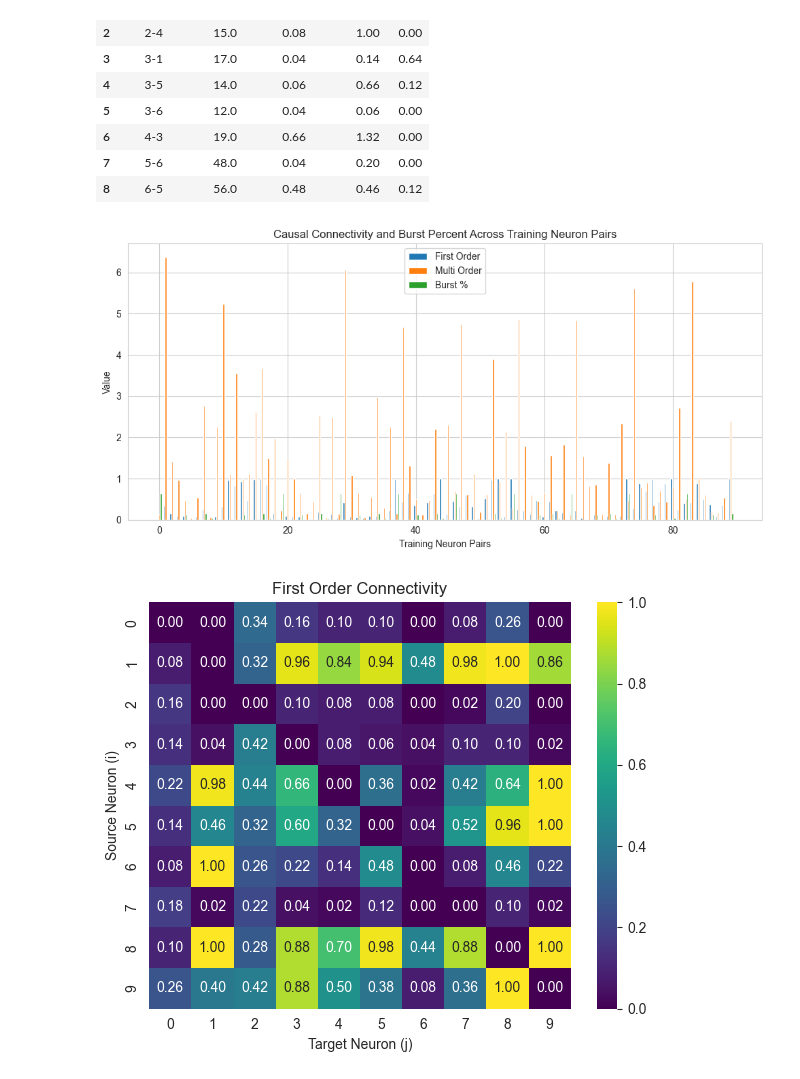
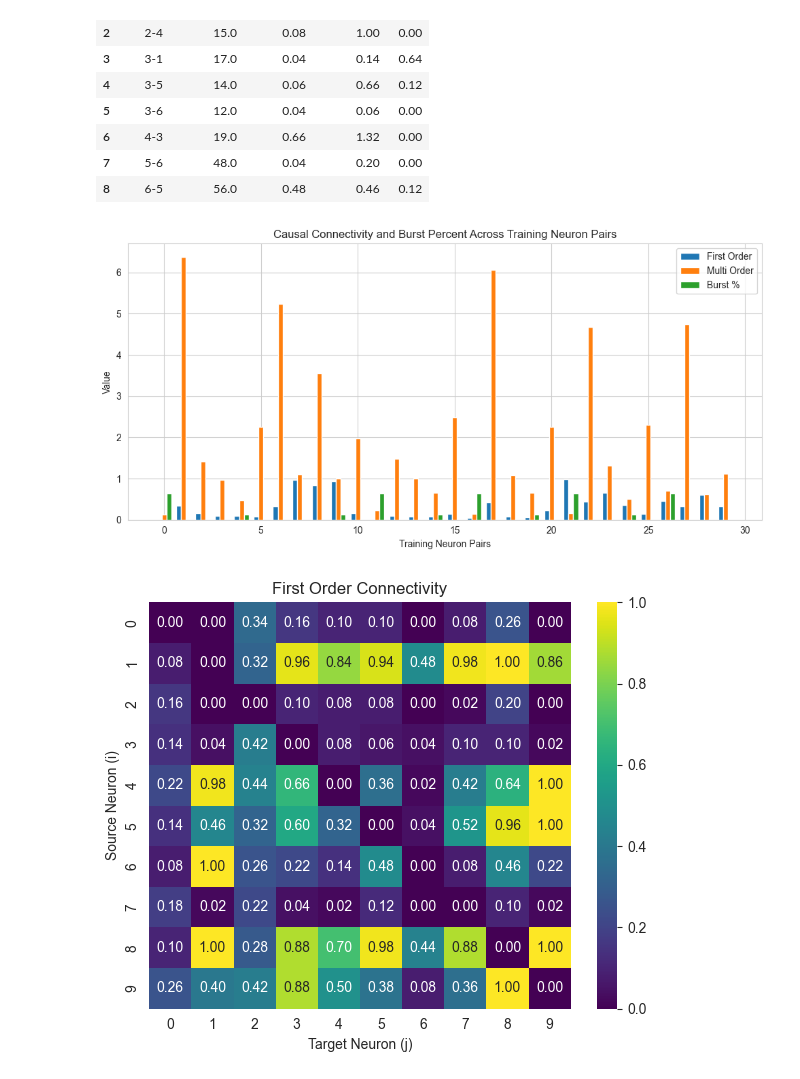
Before and after one commit to JamesVLF/OrganoidLearning, a Jupyter notebook: goatpole.ipynb, the cells around one changed output. Drawn from its saved outputs; the diff is of its cells as text; code cells hidden in the pictures.

```diff
--- a/goatpole.ipynb
+++ b/goatpole.ipynb
@@ -267,9 +269,9 @@ ole.show_reward_vs_causal_plot()            # Reward vs causal metrics for Adapt
 | 7 | 5-6 | 48.0 | 0.04 | 0.20 | 0.00 |
 | 8 | 6-5 | 56.0 | 0.48 | 0.46 | 0.12 |
 # %%
-ole.show_training_pair_plot(num_neurons=10) # Metrics across 10 training neurons
+ole.show_training_pair_plot(num_neurons=6) # Metrics across 6 training neurons
 # %% [output]
-[figure, old version]
+[figure, new version]
 # %%
 ole.show_connectivity_heatmaps()            # Heatmaps of connectivity matrices
 # %% [output]
```
Also changed, not shown: parts of 13 cells of this notebook, 7 other files.
